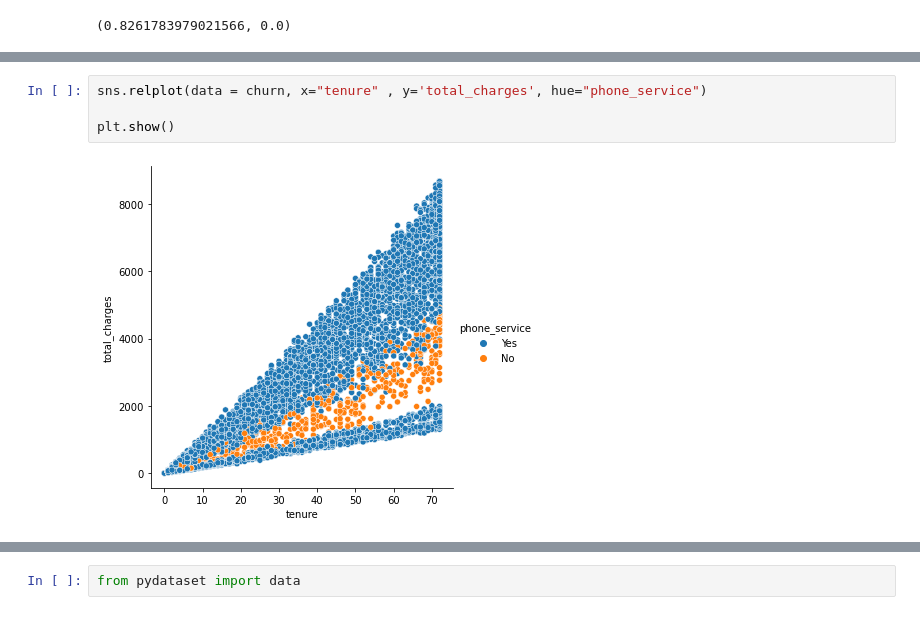
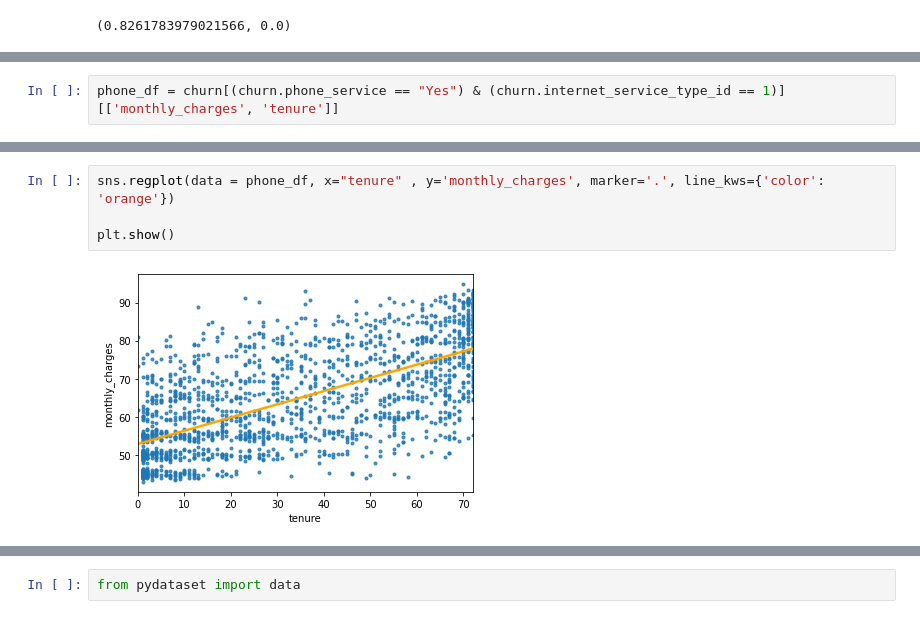
Before and after one commit to OKPTaylor/statistics-exercises, a Jupyter notebook: hypothesis_testing.ipynb, the cells around one changed output, grey strips where cells are left out. Saved outputs shown, nothing was run; the diff lists cells and outputs as text.

```diff
--- a/hypothesis_testing.ipynb
+++ b/hypothesis_testing.ipynb
@@ -311,0 +359,2 @@ r, p
+# %%
+phone_df = churn[(churn.phone_service == "Yes") & (churn.internet_service_type_id == 1)][['monthly_charges', 'tenure']]
@@ -312,6 +370,6 @@ r, p
 # %%
-sns.relplot(data = churn, x="tenure" , y='total_charges', hue="phone_service")
+sns.regplot(data = phone_df, x="tenure" , y='monthly_charges', marker='.', line_kws={'color': 'orange'})
 
 plt.show()
 # %% [output]
-[figure, old version]
+[figure, new version]
```
Also changed, not shown: parts of 51 cells of this notebook.
